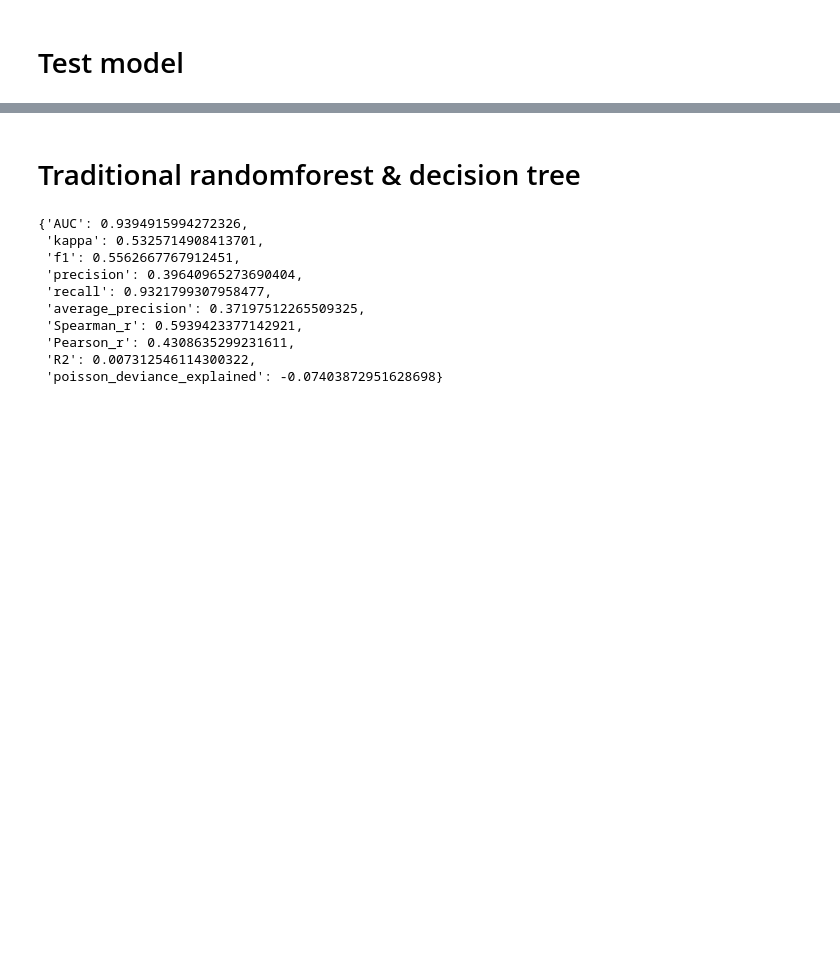
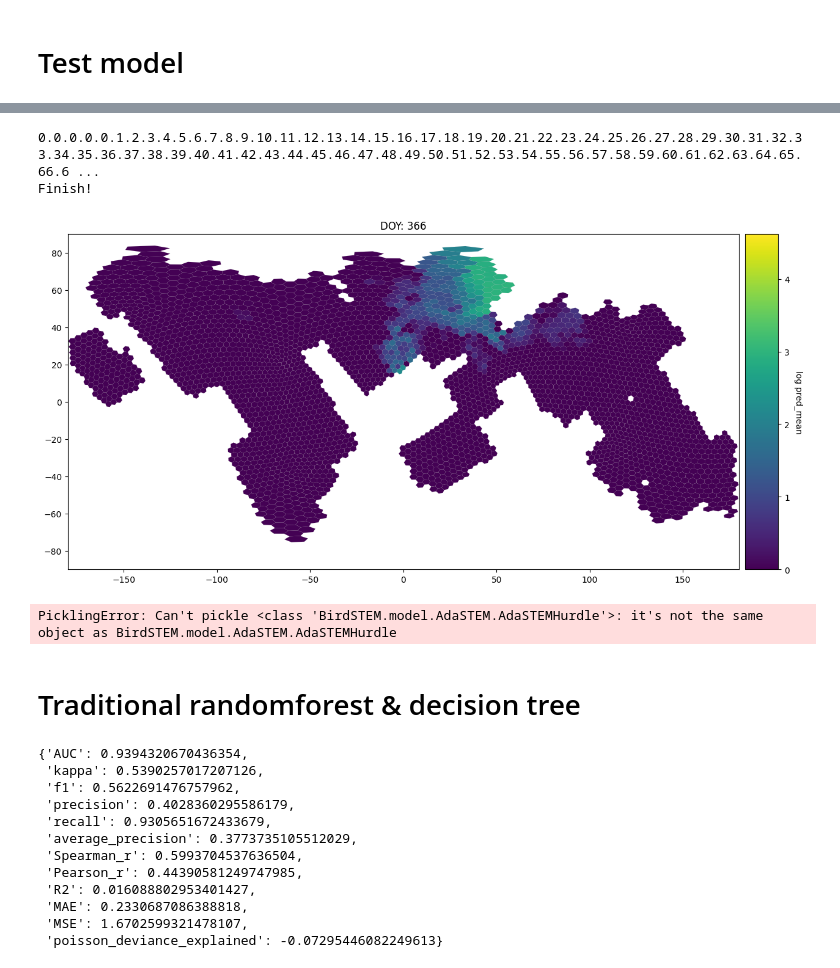
Before and after one commit to chenyangkang/stemflow, a Jupyter notebook: test_with_real_data.ipynb, the cells around one changed output, grey strips where cells are left out. Cells and saved outputs as stored; diff of their text form; code cells hidden in the pictures; blank space fills up the shorter version.

```diff
--- a/test_with_real_data.ipynb
+++ b/test_with_real_data.ipynb
@@ -264,0 +306,21 @@ Finish!
+# %%
+fill_neg_one = ['elevation_mean',
+ 'slope_mean','eastness_mean','northness_mean','elevation_std','slope_std','eastness_std','northness_std',
+ 'bio1','bio2','bio3','bio4','bio5','bio6','bio7','bio8','bio9','bio10',
+ 'bio11','bio12','bio13','bio14','bio15','bio16','bio17','bio18','bio19']
+pred_set[fill_neg_one] = pred_set[fill_neg_one].fillna(-1)
+
+pred_set[[i for i in pred_set.columns if not i in fill_neg_one]] = \
+        pred_set[[i for i in pred_set.columns if not i in fill_neg_one]].fillna(-1)
+# %%
+pred_set['lng_grid'] = np.digitize(
+    pred_set.longitude,
+    np.arange(pred_set.longitude.min(), pred_set.longitude.max(), 1) ## 1 sample per degree(~110 km)
+)
+
+pred_set['lat_grid'] = np.digitize(
+    pred_set.latitude,
+    np.arange(pred_set.latitude.min(), pred_set.latitude.max(), 1) ## 1 sample per degree(~110 km)
+)
+
+reduced_pred_set = pred_set.sample(frac=1, replace=False).groupby(['lng_grid','lat_grid']).first().reset_index(drop=True)
@@ -264,0 +329,18 @@ Finish!
+# %%
+res_list = []
+
+DOY=1
+for DOY in tqdm(range(1, 367)):
+    reduced_pred_set['DOY'] = DOY
+    pred_mean, pred_std = model.predict(reduced_pred_set[x_names + ['longitude','latitude']], verbosity=0)
+
+    tmp = pd.DataFrame({
+        'longitude':reduced_pred_set.longitude.values,
+        'latitude':reduced_pred_set.latitude.values,
+        'pred_mean':pred_mean
+    })
+
+    tmp['DOY'] = DOY
+    res_list.append(tmp)
+# %%
+pred_whole_year = pd.concat(res_list, axis=0)
@@ -265,3 +349,15 @@ Finish!
+# %%
+make_sample_gif_hexagon(pred_whole_year , os.path.join(SAVE_DIR, 'Sample_prediction_results.gif'),
+                        col='pred_mean', log_scale=True, dpi=200, fps=30)
+# %% [output]
+0.0.0.0.0.1.2.3.4.5.6.7.8.9.10.11.12.13.14.15.16.17.18.19.20.21.22.23.24.25.26.27.28.29.30.31.32.33.34.35.36.37.38.39.40.41.42.43.44.45.46.47.48.49.50.51.52.53.54.55.56.57.58.59.60.61.62.63.64.65.66.6 ...
+Finish!
+[figure, added]
+# %%
+with open(os.path.join(SAVE_DIR, 'Sample_model.pkl'), 'wb') as f:
+    pickle.dump(model, f)
+# %% [output]
+PicklingError: Can't pickle <class 'BirdSTEM.model.AdaSTEM.AdaSTEMHurdle'>: it's not the same object as BirdSTEM.model.AdaSTEM.AdaSTEMHurdle
 # %% [markdown]
 # Traditional randomforest & decision tree
 # %%
@@ -275,15 +374,17 @@ sample_weights = class_weight.compute_sample_weight(class_weight='balanced',y=np
 baseline_model.fit(X_train[x_names].values, y_train, sample_weight=sample_weights)
 baseline_pred = baseline_model.predict(X_test[x_names].values)
 # %%
-eval_STEM_res(y_test, baseline_pred.flatten())
+AdaSTEM.eval_STEM_res('hurdle', y_test, baseline_pred.flatten())
 # %% [output]
-{'AUC': 0.9394915994272326,
- 'kappa': 0.5325714908413701,
- 'f1': 0.5562667767912451,
- 'precision': 0.39640965273690404,
- 'recall': 0.9321799307958477,
- 'average_precision': 0.37197512265509325,
- 'Spearman_r': 0.5939423377142921,
- 'Pearson_r': 0.4308635299231611,
- 'R2': 0.007312546114300322,
- 'poisson_deviance_explained': -0.07403872951628698}
+{'AUC': 0.9394320670436354,
+ 'kappa': 0.5390257017207126,
+ 'f1': 0.5622691476757962,
+ 'precision': 0.4028360295586179,
+ 'recall': 0.9305651672433679,
+ 'average_precision': 0.3773735105512029,
+ 'Spearman_r': 0.5993704537636504,
+ 'Pearson_r': 0.44390581249747985,
+ 'R2': 0.016088802953401427,
+ 'MAE': 0.2330687086388818,
+ 'MSE': 1.6702599321478107,
+ 'poisson_deviance_explained': -0.07295446082249613}
```
Also changed, not shown: parts of 25 cells of this notebook, 1 other file.
